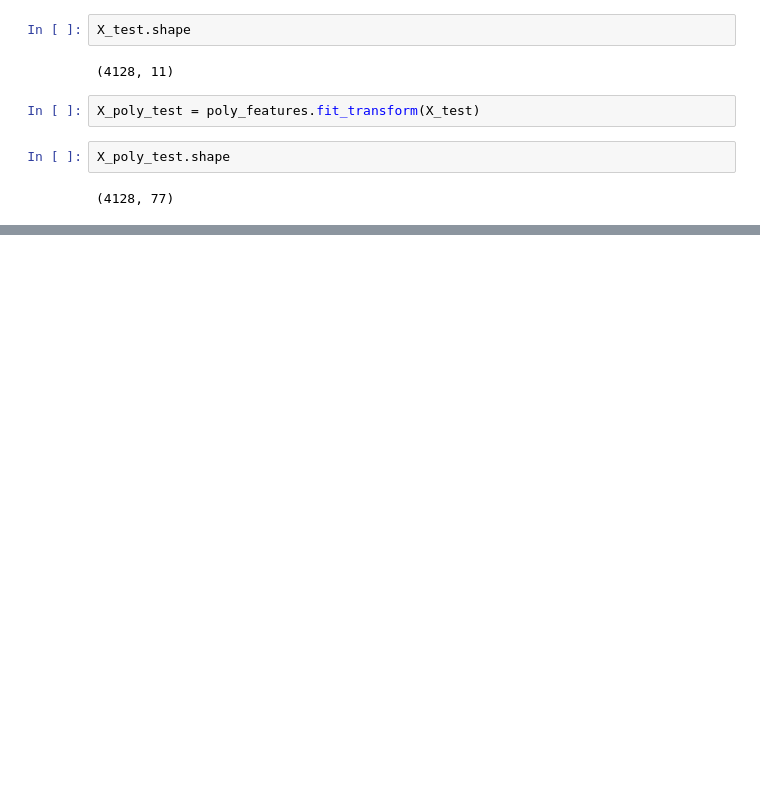
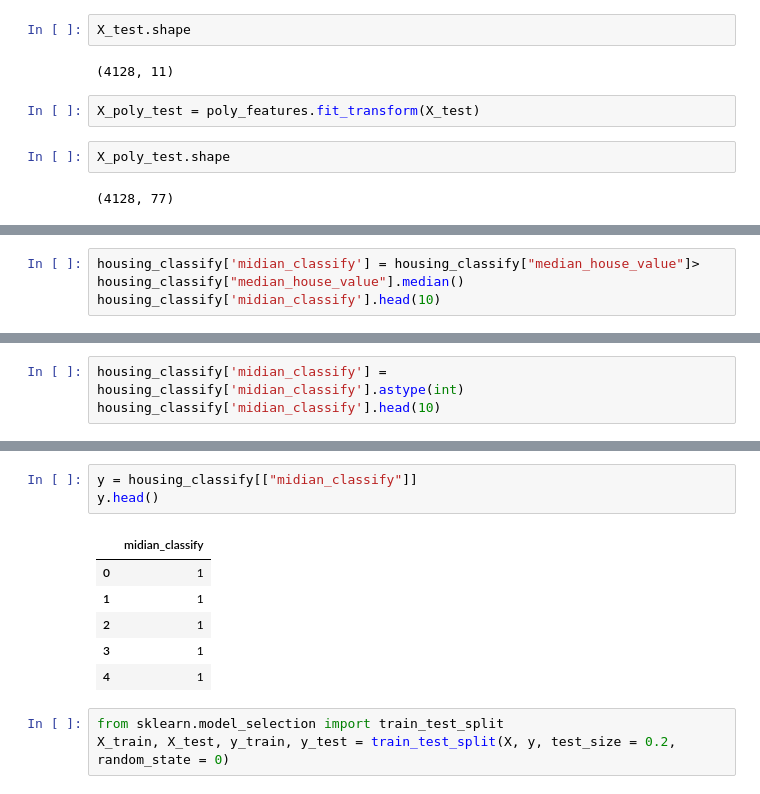
Before and after one commit to KennethWYLee/Hand-on-ML, a Jupyter notebook: shu_test.ipynb, the cells around one changed output, grey strips where cells are left out. Drawn from its saved outputs; the diff is of its cells as text; blank space fills up the shorter version.

```diff
--- a/shu_test.ipynb
+++ b/shu_test.ipynb
@@ -407,0 +434,3 @@ print(lin_mae)
+# %%
+housing_classify['midian_classify'] = housing_classify["median_house_value"]> housing_classify["median_house_value"].median()
+housing_classify['midian_classify'].head(10)
@@ -407,0 +449,3 @@ print(lin_mae)
+# %%
+housing_classify['midian_classify'] = housing_classify['midian_classify'].astype(int)
+housing_classify['midian_classify'].head(10)
@@ -407,0 +475,13 @@ print(lin_mae)
+# %%
+y = housing_classify[["midian_classify"]]
+y.head()
+# %% [output]
+|  | midian_classify |
+| 0 | 1 |
+| 1 | 1 |
+| 2 | 1 |
+| 3 | 1 |
+| 4 | 1 |
+# %%
+from sklearn.model_selection import train_test_split
+X_train, X_test, y_train, y_test = train_test_split(X, y, test_size = 0.2, random_state = 0)
```
Also changed, not shown: parts of 25 cells of this notebook.
